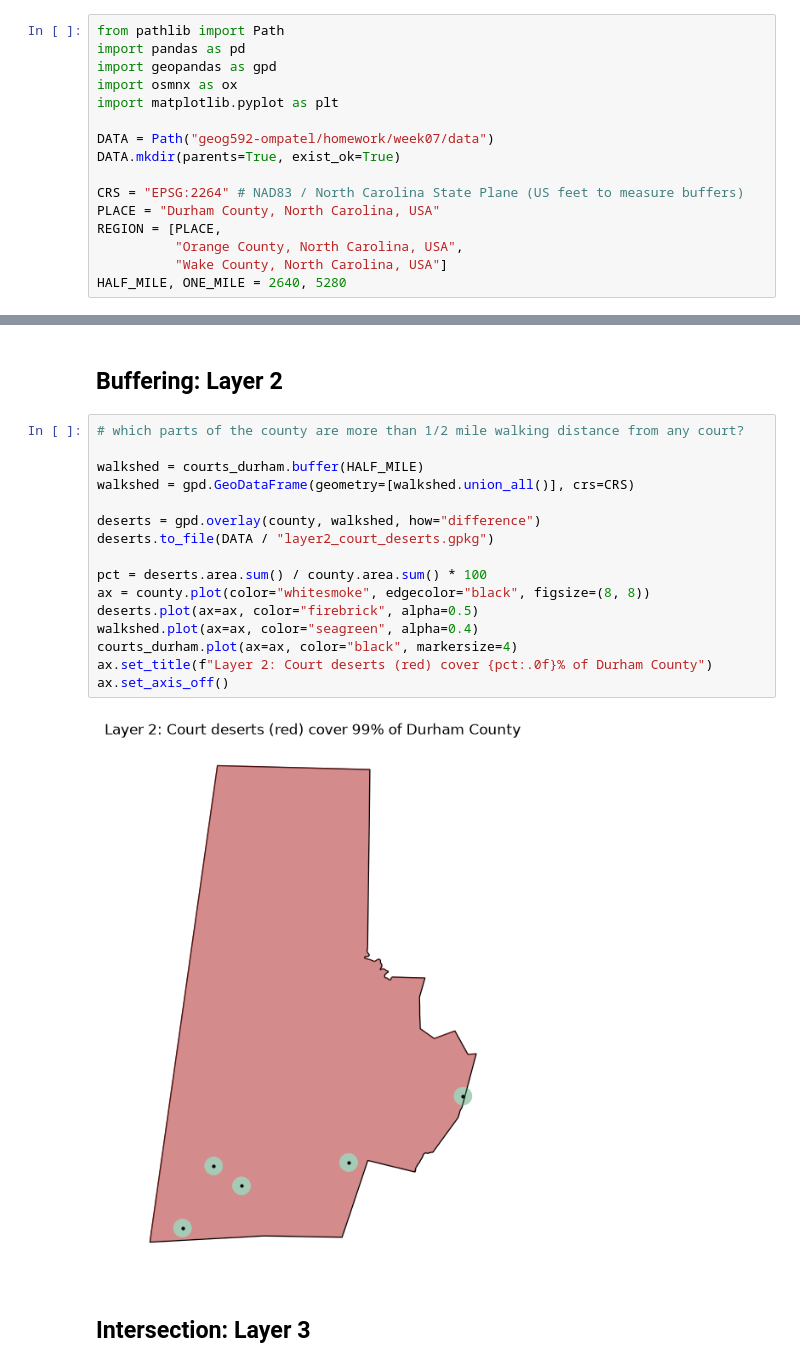
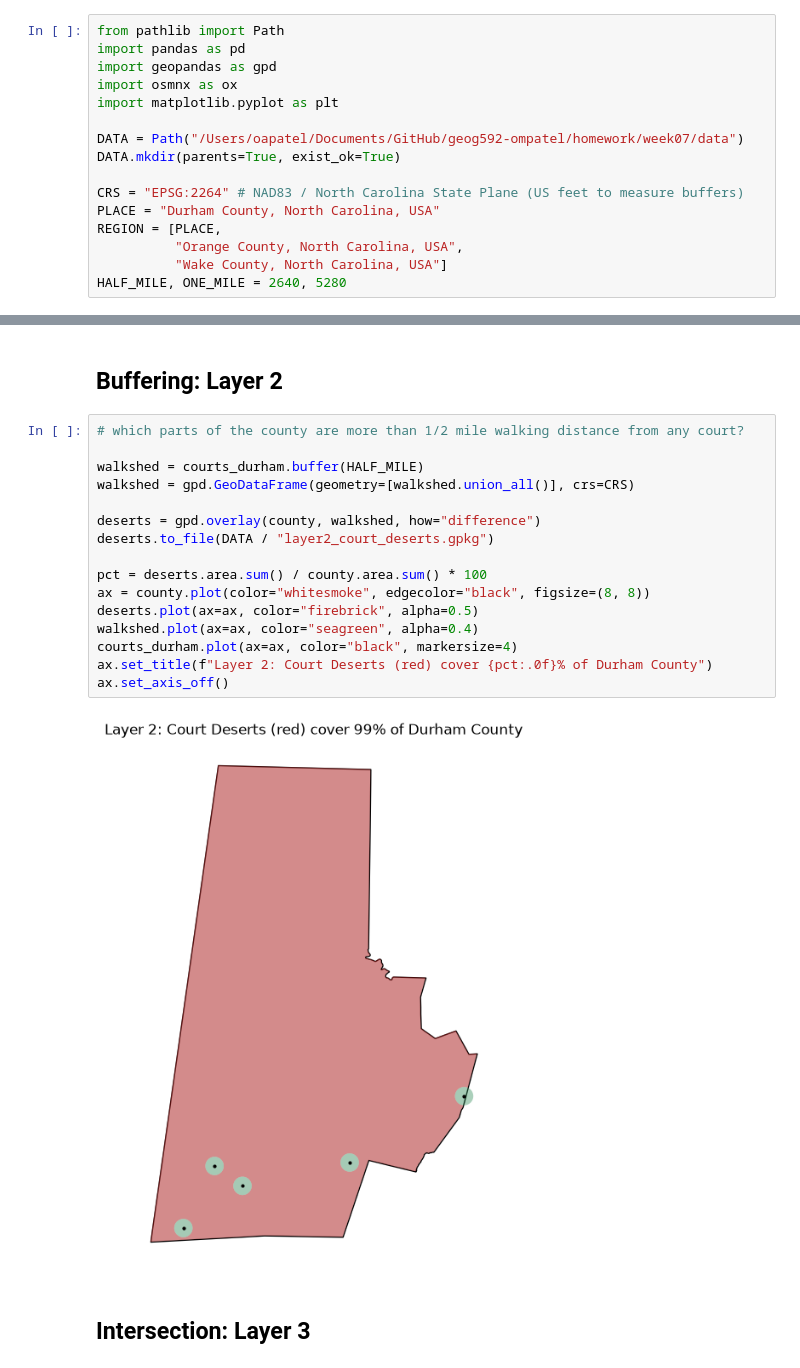
Before and after one commit to ompatel33/geog592-ompatel, a Jupyter notebook: homework/week07/data.ipynb, the cells around one changed output, grey strips where cells are left out. Drawn from its saved outputs; the diff is of its cells as text.

Commit message:
week07: data, layers, joins (exclude raw EDGE files)

```diff
--- a/homework/week07/data.ipynb
+++ b/homework/week07/data.ipynb
@@ -27,7 +9,7 @@ import geopandas as gpd
 import osmnx as ox
 import matplotlib.pyplot as plt
 
-DATA = Path("geog592-ompatel/homework/week07/data")
+DATA = Path("/Users/oapatel/Documents/GitHub/geog592-ompatel/homework/week07/data")
 DATA.mkdir(parents=True, exist_ok=True)
 
 CRS = "EPSG:2264" # NAD83 / North Carolina State Plane (US feet to measure buffers)
@@ -90,21 +97,21 @@ ax.legend(); ax.set_axis_off()
 # %%
 # which parts of the county are more than 1/2 mile walking distance from any court?
 
 walkshed = courts_durham.buffer(HALF_MILE)
 walkshed = gpd.GeoDataFrame(geometry=[walkshed.union_all()], crs=CRS)
 
 deserts = gpd.overlay(county, walkshed, how="difference")
 deserts.to_file(DATA / "layer2_court_deserts.gpkg")
 
 pct = deserts.area.sum() / county.area.sum() * 100
 ax = county.plot(color="whitesmoke", edgecolor="black", figsize=(8, 8))
 deserts.plot(ax=ax, color="firebrick", alpha=0.5)
 walkshed.plot(ax=ax, color="seagreen", alpha=0.4)
 courts_durham.plot(ax=ax, color="black", markersize=4)
-ax.set_title(f"Layer 2: Court deserts (red) cover {pct:.0f}% of Durham County")
+ax.set_title(f"Layer 2: Court Deserts (red) cover {pct:.0f}% of Durham County")
 ax.set_axis_off()
 # %% [output]
-[figure, old version]
+[figure, new version]
 # %% [markdown]
 ## Intersection: Layer 3
 # %%
```
Also changed, not shown: parts of 8 cells of this notebook, 14 other files.
